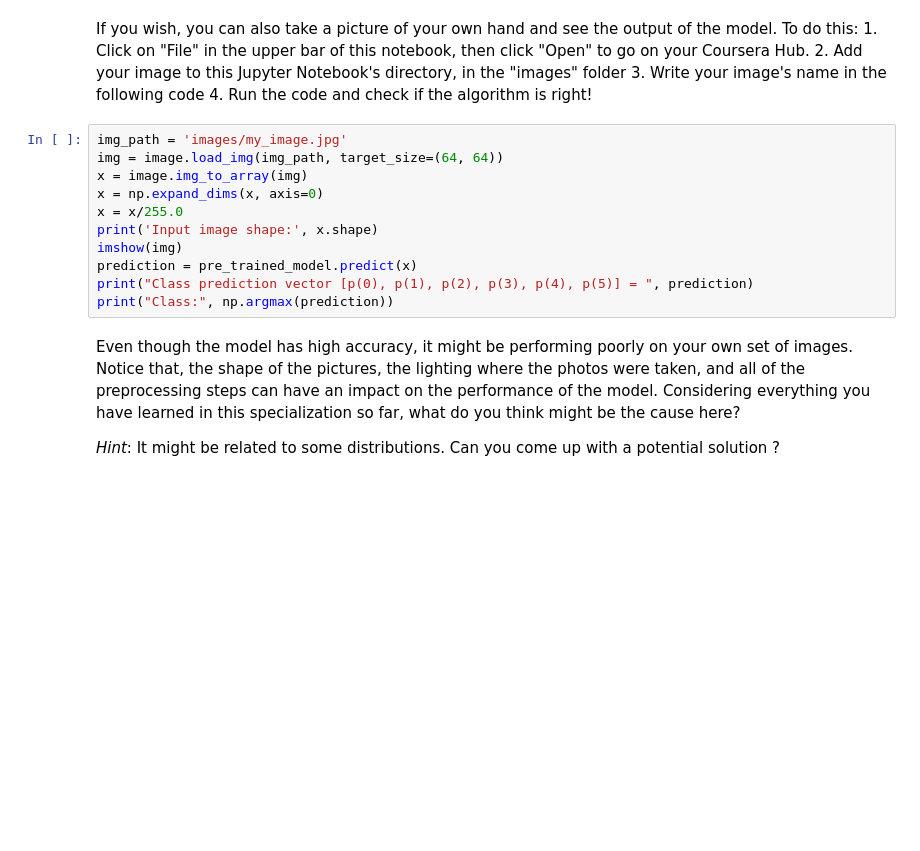
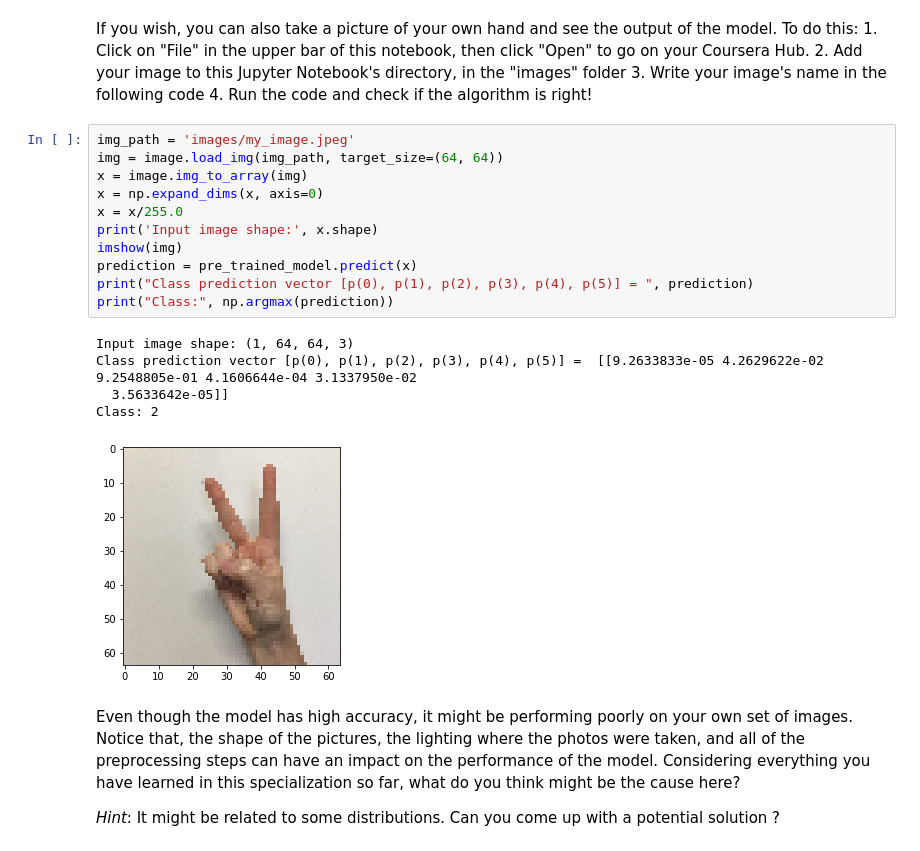
Before and after one commit to cpoles/data_science, a Jupyter notebook: deep_learning/deep_learning_spec/convolutional_neural_nets/week_02/residual_networks/Residual_Networks.ipynb, the cells around one changed output. Saved outputs shown, nothing was run; the diff lists cells and outputs as text; blank space fills up the shorter version.

```diff
--- a/deep_learning/deep_learning_spec/convolutional_neural_nets/week_02/residual_networks/Residual_Networks.ipynb
+++ b/deep_learning/deep_learning_spec/convolutional_neural_nets/week_02/residual_networks/Residual_Networks.ipynb
@@ -633,16 +725,22 @@ If you wish, you can also take a picture of your own hand and see the output of
     3. Write your image's name in the following code
     4. Run the code and check if the algorithm is right!
 # %%
-img_path = 'images/my_image.jpg'
+img_path = 'images/my_image.jpeg'
 img = image.load_img(img_path, target_size=(64, 64))
 x = image.img_to_array(img)
 x = np.expand_dims(x, axis=0)
 x = x/255.0
 print('Input image shape:', x.shape)
 imshow(img)
 prediction = pre_trained_model.predict(x)
 print("Class prediction vector [p(0), p(1), p(2), p(3), p(4), p(5)] = ", prediction)
 print("Class:", np.argmax(prediction))
+# %% [output]
+Input image shape: (1, 64, 64, 3)
+Class prediction vector [p(0), p(1), p(2), p(3), p(4), p(5)] =  [[9.2633833e-05 4.2629622e-02 9.2548805e-01 4.1606644e-04 3.1337950e-02
+  3.5633642e-05]]
+Class: 2
+[figure, added]
 # %% [markdown]
 Even though the model has high accuracy, it might be performing poorly on your own set of images. Notice that, the shape of the pictures, the lighting where the photos were taken, and all of the preprocessing steps can have an impact on the performance of the model. Considering everything you have learned in this specialization so far, what do you think might be the cause here?
 
```
Also changed, not shown: parts of 12 cells of this notebook, 2 other files.
